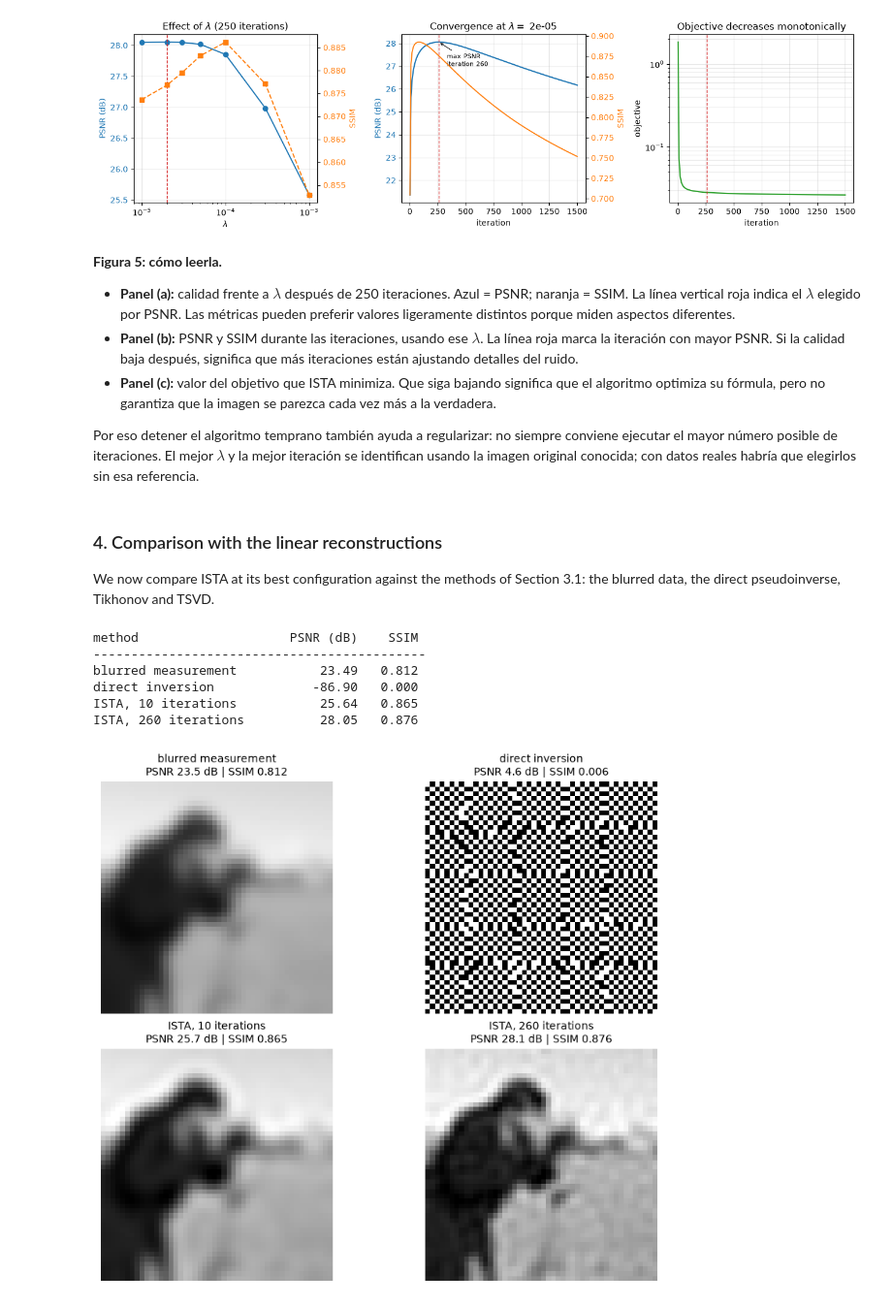
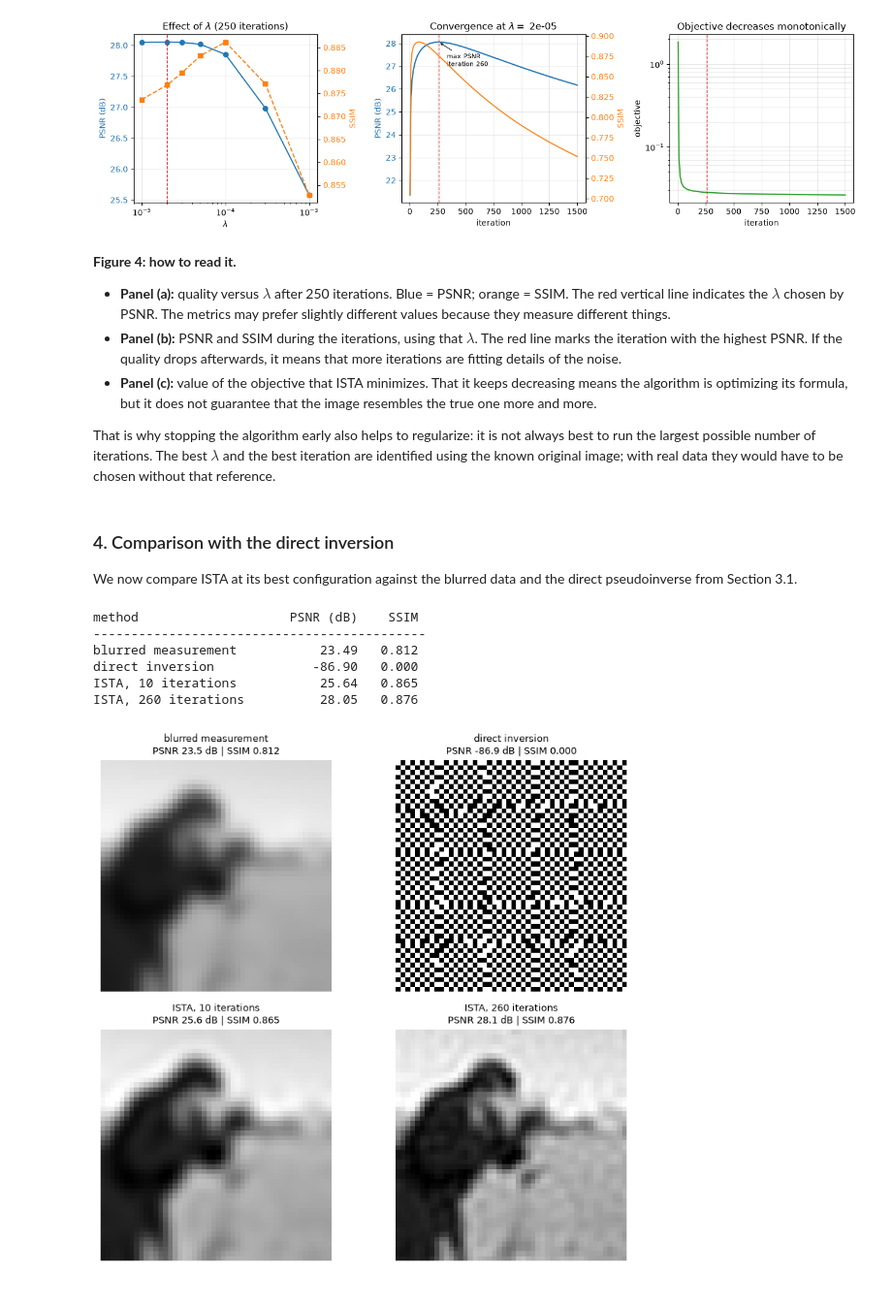
Before and after one commit to jorge-gch/Trial-Period-HDSP-group, a Jupyter notebook: optimization-inverse-problems/lab2.ipynb, the cells around one changed output. Shown at 97% size. Drawn from its saved outputs; the diff is of its cells as text; code cells hidden in the pictures.

Commit message:
latex report started

```diff
--- a/optimization-inverse-problems/lab2.ipynb
+++ b/optimization-inverse-problems/lab2.ipynb
@@ -686,19 +689,19 @@ Probamos varios valores de $\lambda$ y ejecutamos ISTA durante 250 iteraciones p
 # %%
 def ista(lam, n_iter, track=False):
-    """Resolver el modelo con ISTA para un lambda y número de iteraciones dados."""
-    # Empezar desde una imagen completamente negra (todos los píxeles cero).
+    """Solve the model with ISTA for a given lambda and number of iterations."""
+    # Start from a completely black image (all pixels zero).
     xk = np.zeros(N)
     hist = {"it": [], "psnr": [], "ssim": [], "obj": []}
     best = {"it": 0, "psnr": -np.inf, "ssim": 0.0, "x": None}
 
     for it in range(1, n_iter + 1):
-        # Paso 1: medir el error de predicción A@xk - y_eta y corregir xk.
-        # A.T lleva esa corrección desde el espacio de mediciones al de imágenes.
+        # Step 1: measure the prediction error A@xk - y_eta and correct xk.
+        # A.T carries that correction from measurement space to image space.
         z = xk - eta * (A.T @ (A @ xk - y_eta))
-        # Paso 2: pasar a wavelets, encoger coeficientes pequeños y volver a píxeles.
+        # Step 2: go to wavelets, shrink small coefficients and return to pixels.
         xk = Winv(soft(W(z), eta * lam))
 
-        # Guardar métricas cada 10 pasos solo cuando queremos seguir la evolución.
+        # Record metrics every 10 steps only when we want to track the evolution.
         if track and (it == 1 or it % 10 == 0):
             r = A @ xk - y_eta
             p = psnr(X, xk.reshape(h, w), data_range=1.0)
@@ -706,20 +709,20 @@ def ista(lam, n_iter, track=False):
             hist["it"].append(it)
             hist["psnr"].append(p)
             hist["ssim"].append(q)
-            # Objetivo que ISTA intenta minimizar: error de datos + penalización wavelet.
+            # Objective that ISTA tries to minimize: data error + wavelet penalty.
             hist["obj"].append(0.5 * r @ r + lam * np.abs(W(xk)).sum())
-            # Guardar también la iteración con mejor PSNR para esta simulación.
+            # Also store the iteration with the best PSNR for this simulation.
             if p > best["psnr"]:
                 best = {"it": it, "psnr": p, "ssim": q, "x": xk.copy()}
 
     return xk, hist, best
 
 
-# Valores de lambda: recorremos desde regularización débil hasta fuerte.
+# Lambda values: we sweep from weak to strong regularization.
 LAMBDAS = np.array([1e-5, 2e-5, 3e-5, 5e-5, 1e-4, 3e-4, 1e-3])
 N_ITER_SWEEP = 250
 
-# Ejecutar cada configuración y guardar calidad final de la reconstrucción.
+# Run each configuration and record the final reconstruction quality.
 sweep = []
 for lam in LAMBDAS:
     xh, _, _ = ista(lam, N_ITER_SWEEP)
@@ -823,54 +826,56 @@ last iterate (1500 iterations): PSNR = 26.17 dB, SSIM = 0.752
 [figure]
 # %% [markdown]
 
-**Figura 5: cómo leerla.**
+**Figure 4: how to read it.**
 
-- **Panel (a):** calidad frente a $\lambda$ después de 250 iteraciones. Azul = PSNR; naranja = SSIM. La línea vertical roja indica el $\lambda$ elegido por PSNR. Las métricas pueden preferir valores ligeramente distintos porque miden aspectos diferentes.
-- **Panel (b):** PSNR y SSIM durante las iteraciones, usando ese $\lambda$. La línea roja marca la iteración con mayor PSNR. Si la calidad baja después, significa que más iteraciones están ajustando detalles del ruido.
-- **Panel (c):** valor del objetivo que ISTA minimiza. Que siga bajando significa que el algoritmo optimiza su fórmula, pero no garantiza que la imagen se parezca cada vez más a la verdadera.
+- **Panel (a):** quality versus $\lambda$ after 250 iterations. Blue = PSNR; orange = SSIM. The red vertical line indicates the $\lambda$ chosen by PSNR. The metrics may prefer slightly different values because they measure different things.
+- **Panel (b):** PSNR and SSIM during the iterations, using that $\lambda$. The red line marks the iteration with the highest PSNR. If the quality drops afterwards, it means that more iterations are fitting details of the noise.
+- **Panel (c):** value of the objective that ISTA minimizes. That it keeps decreasing means the algorithm is optimizing its formula, but it does not guarantee that the image resembles the true one more and more.
 
-Por eso detener el algoritmo temprano también ayuda a regularizar: no siempre conviene ejecutar el mayor número posible de iteraciones. El mejor $\lambda$ y la mejor iteración se identifican usando la imagen original conocida; con datos reales habría que elegirlos sin esa referencia.
+That is why stopping the algorithm early also helps to regularize: it is not always best to run the largest possible number of iterations. The best $\lambda$ and the best iteration are identified using the known original image; with real data they would have to be chosen without that reference.
 # %% [markdown]
 
-### 4. Comparison with the linear reconstructions
+### 4. Comparison with the direct inversion
 
-We now compare ISTA at its best configuration against the methods of Section 3.1: the blurred data, the direct pseudoinverse, Tikhonov and TSVD.
+We now compare ISTA at its best configuration against the blurred data and the direct pseudoinverse from Section 3.1.
 # %%
 xh10, _, _ = ista(best_lam, 10)
 
 methods = [
     ("blurred measurement", y),
-    ("direct inversion", x_noisy),
+    ("direct inversion", x_recovered_noisy),
     ("ISTA, 10 iterations", xh10),
     (f"ISTA, {best_it} iterations", x_ista),
 ]
 
 print(f"{'method':24s} {'PSNR (dB)':>10s} {'SSIM':>7s}")
 print("-" * 44)
 for name, z in methods:
     Z = z.reshape(h, w)
     print(f"{name:24s} {psnr(X, Z, data_range=1.0):10.2f} "
             f"{ssim(X, Z, data_range=1.0):7.3f}")
 
-# Arrange the four reconstructions in a compact 2 x 2 grid
-fig, axes = plt.subplots(2, 2, figsize=(8.5, 7), constrained_layout=True)
+# Arrange the four reconstructions in a 2 x 2 grid.
+fig, axes = plt.subplots(2, 2, figsize=(8.5, 7.4))
 
 for ax, (name, z) in zip(axes.ravel(), methods):
-    image = np.clip(z.reshape(h, w), 0, 1)
-    ax.imshow(image, cmap="gray", vmin=0, vmax=1,
+    Z = z.reshape(h, w)
+    p = psnr(X, Z, data_range=1.0)
+    q = ssim(X, Z, data_range=1.0)
+    # Clipping to [0, 1] only affects the display, not the metrics.
+    ax.imshow(np.clip(Z, 0, 1), cmap="gray", vmin=0, vmax=1,
                 interpolation="nearest", aspect="equal")
+    ax.set_title(f"{name}\nPSNR {p:.1f} dB | SSIM {q:.3f}", fontsize=9)
+    ax.axis("off")
 
-    p = psnr(X, image, data_range=1.0)
-    q = ssim(X, image, data_range=1.0)
-    ax.set_title(f"{name}\nPSNR {p:.1f} dB | SSIM {q:.3f}", fontsize=10)
-    ax.axis("off")
+fig.tight_layout()
 # %% [output]
 method                    PSNR (dB)    SSIM
 --------------------------------------------
 blurred measurement           23.49   0.812
 direct inversion             -86.90   0.000
 ISTA, 10 iterations           25.64   0.865
 ISTA, 260 iterations          28.05   0.876
-[figure, old version]
+[figure, new version]
 # %% [markdown]
 
```
Also changed, not shown: parts of 22 cells of this notebook, 10 other files.
